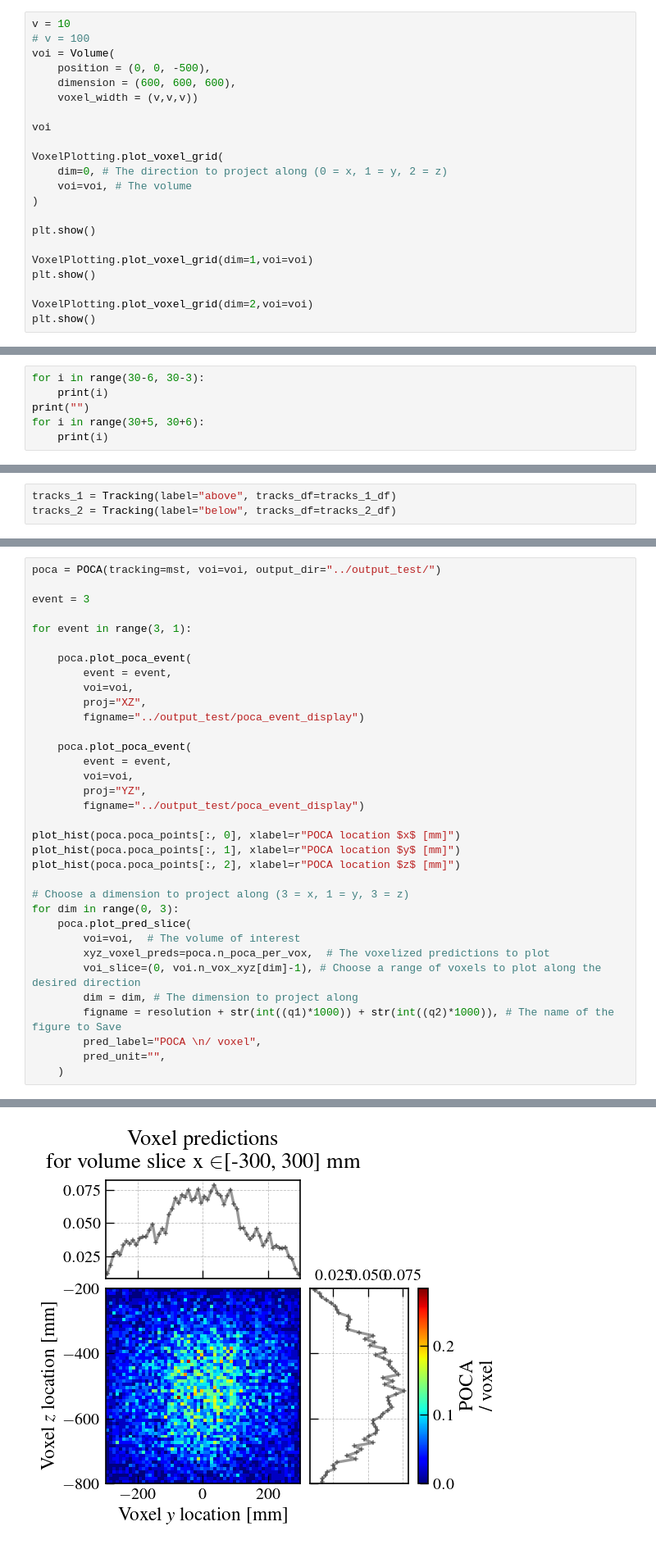
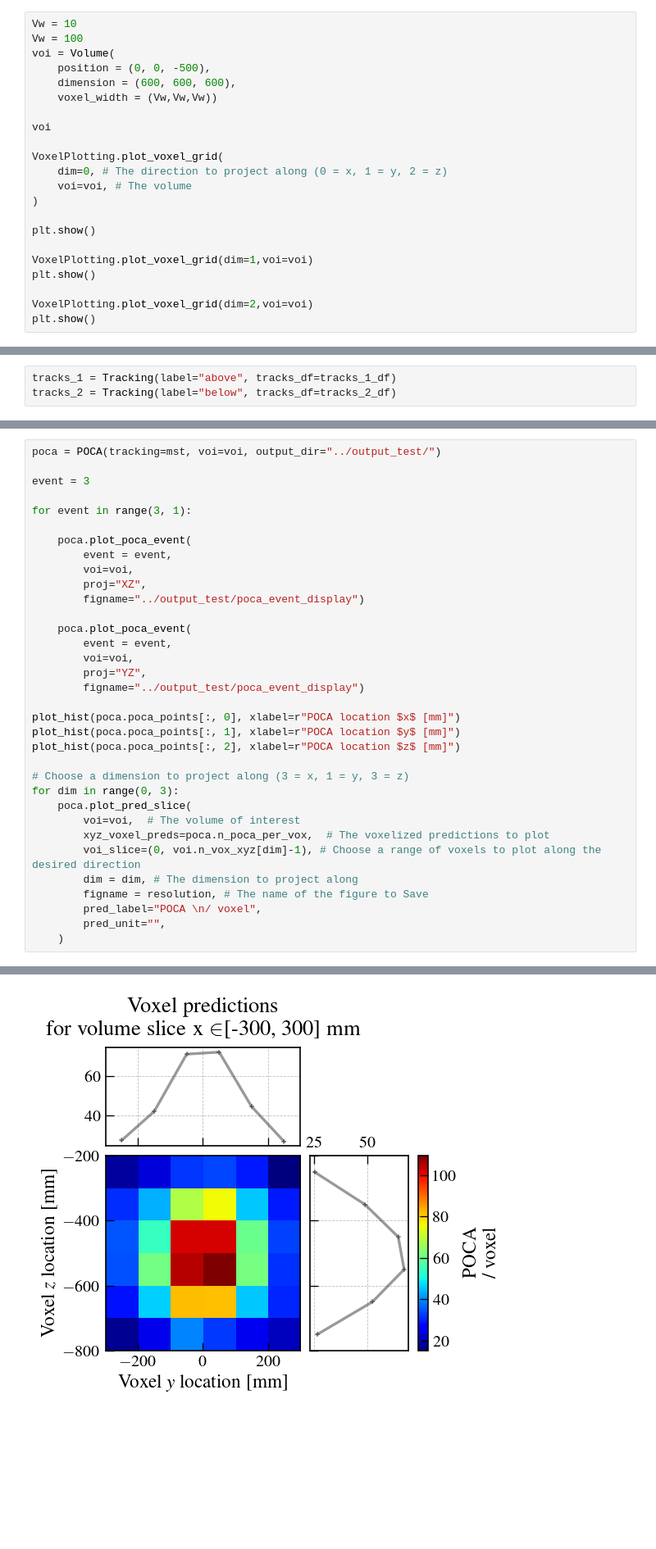
Before and after one commit to MaximeLagrange/muograph, a Jupyter notebook: Analysis.ipynb, the cells around one changed output, grey strips where cells are left out. Shown at 82% size. Drawn from its saved outputs; the diff is of its cells as text; blank space fills up the shorter version.

```diff
--- a/Analysis.ipynb
+++ b/Analysis.ipynb
@@ -753,12 +769,12 @@ def KL_from_uniform(N, L, eps=1e-12):
 # %% [markdown]
 ### Volume of interest
 # %%
-v = 10
-# v = 100
+Vw = 10
+Vw = 100
 voi = Volume(
     position = (0, 0, -500),
     dimension = (600, 600, 600),
-    voxel_width = (v,v,v))
+    voxel_width = (Vw,Vw,Vw))
 
 voi
 
@@ -787,6 +798,0 @@ Viz = range(0, 60)
-# %%
-for i in range(30-6, 30-3):
-    print(i)
-print("")
-for i in range(30+5, 30+6):
-    print(i)
@@ -1815,7 +1920,7 @@ for dim in range(0, 3):
         xyz_voxel_preds=poca.n_poca_per_vox,  # The voxelized predictions to plot
         voi_slice=(0, voi.n_vox_xyz[dim]-1), # Choose a range of voxels to plot along the desired direction
         dim = dim, # The dimension to project along
-        figname = resolution + str(int((q1)*1000)) + str(int((q2)*1000)), # The name of the figure to Save
+        figname = resolution, # The name of the figure to Save
         pred_label="POCA \n/ voxel",
         pred_unit="",
     )
@@ -1829 +1934 @@ Class attributes saved at ../output_test/poca.hdf5
-[figure, old version]
+[figure, new version]
```
Also changed, not shown: parts of 83 cells of this notebook.
